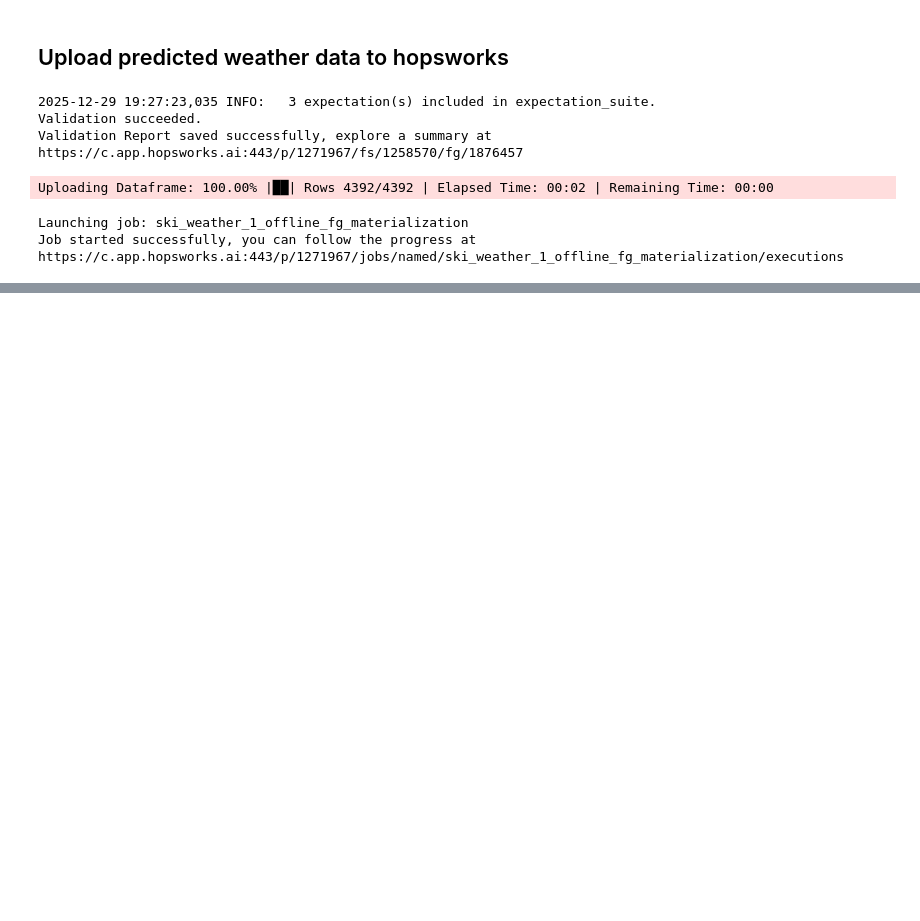
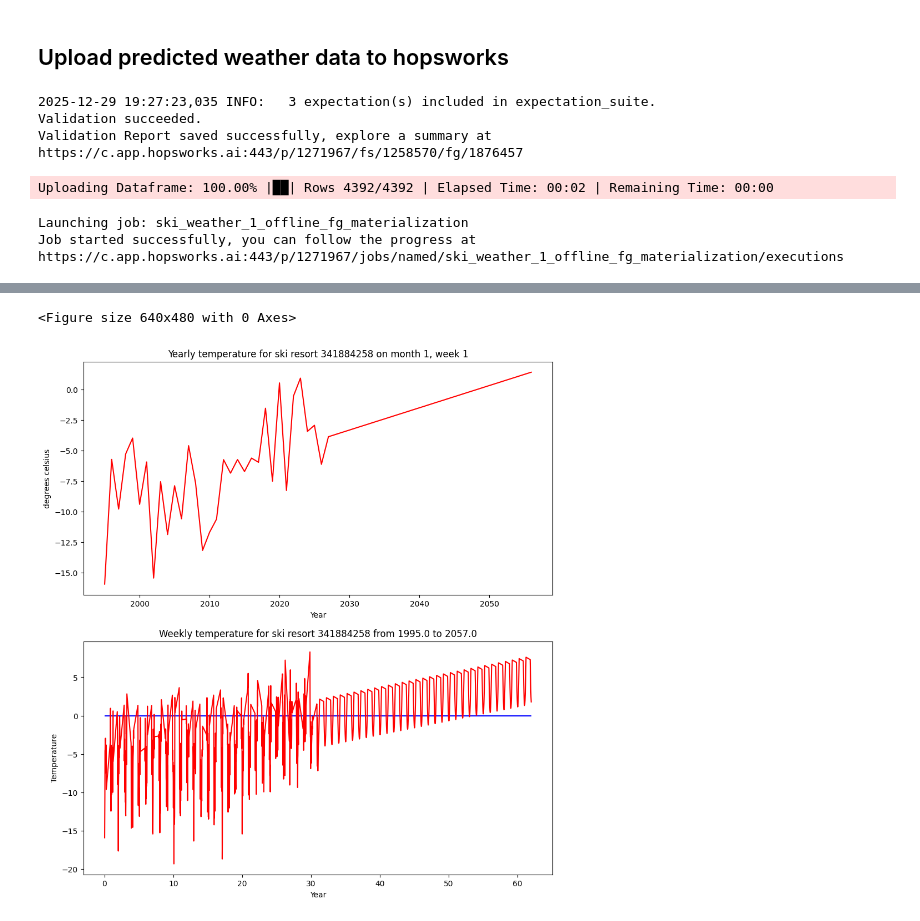
Before and after one commit to triggerdude33/ID2223-Project, a Jupyter notebook: weather_model/weather_model_notebook.ipynb, the cells around one changed output, grey strips where cells are left out. Cells and saved outputs as stored; diff of their text form; code cells hidden in the pictures; blank space fills up the shorter version.

Commit message:
Graph visaulization of model inference

```diff
--- a/weather_model/weather_model_notebook.ipynb
+++ b/weather_model/weather_model_notebook.ipynb
@@ -319,0 +225,47 @@ https://c.app.hopsworks.ai:443/p/1271967/jobs/named/ski_weather_1_offline_fg_mat
+# %%
+# CHANGE BELOW VARIABLES DEPENDING ON WHICH RESORT ON WHICH DATES YOU WANT TO INSPECT
+resort_to_inspect = 23 # affects yearly temperature and weekly temperature graph
+inspected_month = 1 # only affects yearly temperature graph
+inspected_week = 1 # only affects yearly temperature graph
+# %%
+future_df = future_dfs[resort_to_inspect]
+resort_weather_df = resort_weather_dfs[resort_to_inspect]
+
+pf_df = copy.deepcopy(future_df)
+for i in range(len(resort_weather_df["date"])):
+    new_elem = np.array([[resort_weather_df.iloc[i, 0], resort_weather_df.iloc[i, 3]]])
+    new_row = pd.DataFrame(data=new_elem, columns=pf_df.columns)
+    pf_df = pd.concat([pf_df, new_row])
+pf_df = pf_df.sort_values(by=['date'])
+pf_df = create_t_years(pf_df)
+# %%
+inspected_df = pf_df.loc[pf_df["date"].dt.month == inspected_month]
+inspected_df = inspected_df.loc[inspected_df["date"].dt.day == inspected_week]
+inspected_arr = np.empty(0, dtype=np.float64)
+for elem in inspected_df.iterrows():
+    inspected_arr = np.append(inspected_arr, elem[1]["mean_week_temperature"])
+# %%
+plot_years = np.arange(first_year, first_year+len(inspected_arr))
+plot_yearly_date = inspected_arr
+plot_t_years = pf_df["t_years"].to_numpy()
+plot_weekly = pf_df["mean_week_temperature"].to_numpy()
+# Initialize a new figure and set the size
+plt.figure(1)
+plt.figure(figsize=(24,12))
+# Define a subplot structure and choose the first subplot
+plt.subplot(221)
+plt.xlabel('Year')
+plt.ylabel('degrees celsius')
+plt.title(f'Yearly temperature for ski resort {ski_resort_id} on month {inspected_month}, week {inspected_week}')
+plt.plot(plot_years, plot_yearly_date, 'r')
+plt.subplot(223)
+plt.hlines(y=[0], colors=['b'], linestyles=['-'], xmin=plot_t_years.min(), xmax=plot_t_years.max())
+plt.xlabel('Year')
+plt.ylabel('Temperature')
+plt.title(f'Weekly temperature for ski resort {ski_resort_id} from {first_year} to {first_year+len(inspected_arr)}')
+plt.plot(plot_t_years, plot_weekly, 'r')
+
+plt.show()
+# %% [output]
+<Figure size 640x480 with 0 Axes>
+[figure, added]
```
Also changed, not shown: parts of 20 cells of this notebook.
